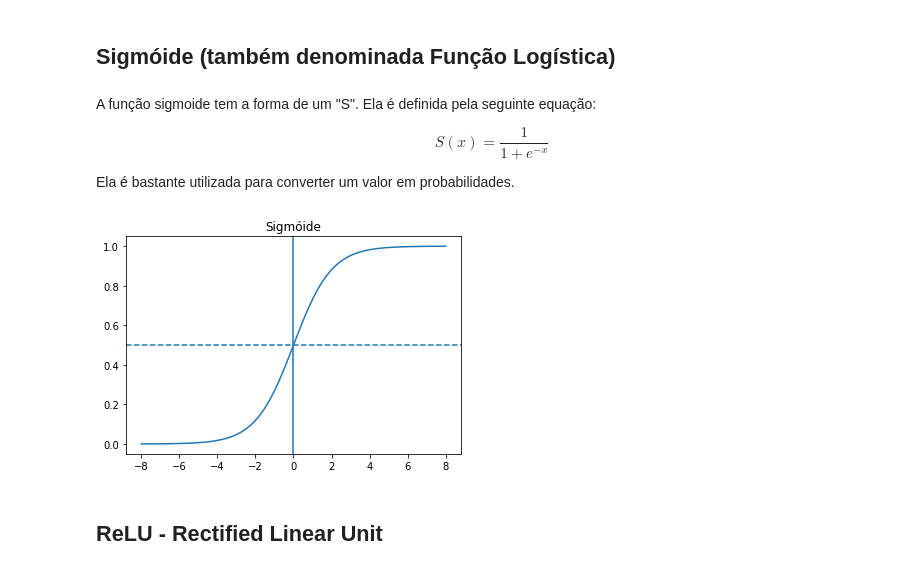
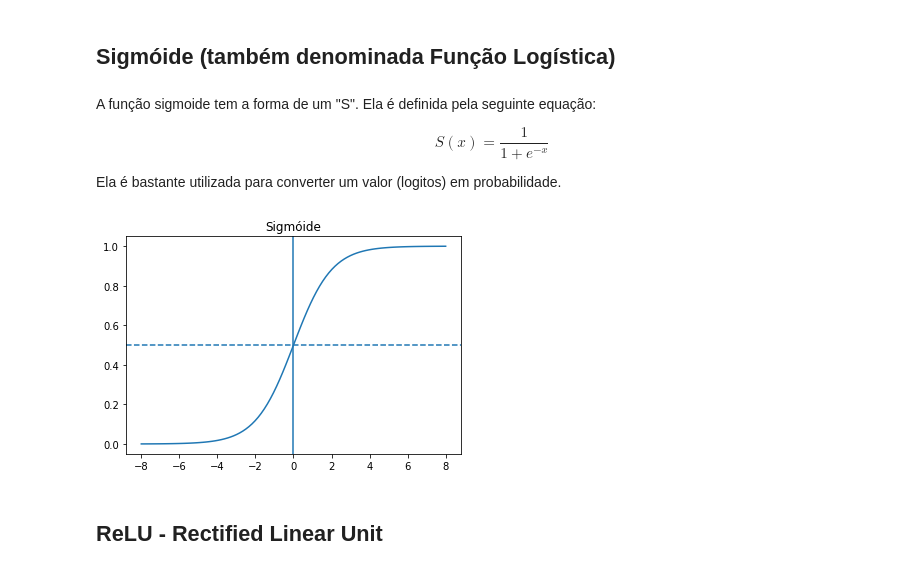
Before and after one commit to robertoalotufo/rnap, a Jupyter notebook: PyTorch/Activations_pytorch.ipynb, the cells around one changed output. Saved outputs shown, nothing was run; the diff lists cells and outputs as text; code cells hidden in the pictures.

```diff
--- a/PyTorch/Activations_pytorch.ipynb
+++ b/PyTorch/Activations_pytorch.ipynb
@@ -17,18 +18,18 @@ A função sigmoide tem a forma de um "S". Ela é definida pela seguinte equaç
 
 $$S(x) = \frac{1}{1+e^{-x}}$$
 
-Ela é bastante utilizada para converter um valor em probabilidades.
+Ela é bastante utilizada para converter um valor (logitos) em probabilidade.
 # %%
-x = np.linspace(-8,8,100)
+x = torch.linspace(-8,8,100)
 
-s = 1./(1. + np.exp(-x))
+s = 1./(1. + torch.exp(-x))
 
 plt.plot(x,s)
 plt.title('Sigmóide')
 plt.axhline(0.5,ls='dashed')
 plt.axvline(0);
 # %% [output]
-[figure, old version]
+[figure, new version]
 # %% [markdown]
 ## ReLU - Rectified Linear Unit
 # %% [markdown]
```
Also changed, not shown: parts of 11 cells of this notebook.
